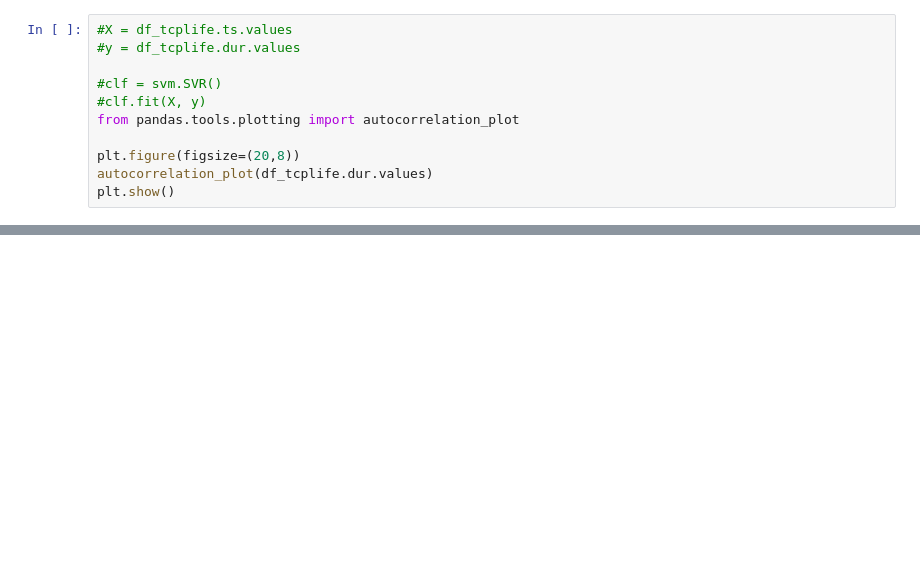
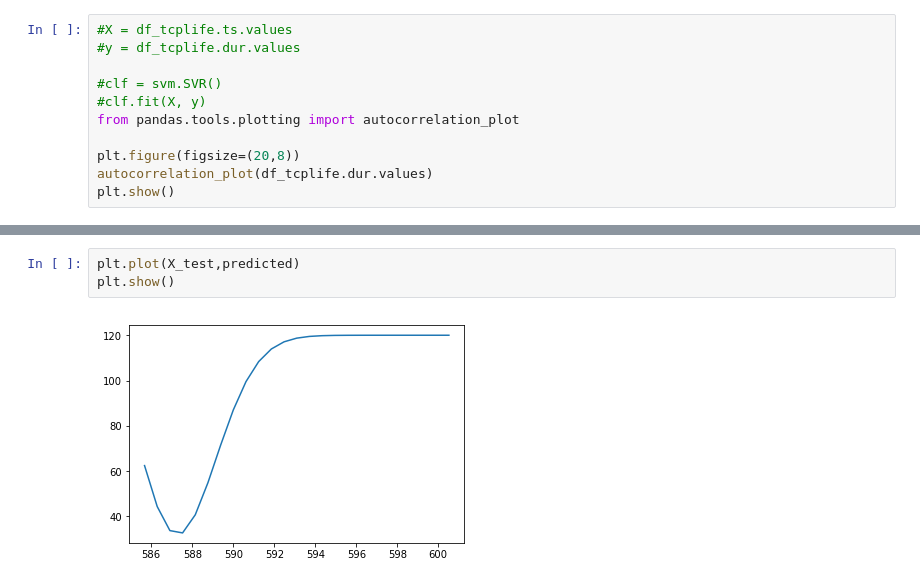
Before and after one commit to alivalehi/challenge1, a Jupyter notebook: preprocessing_v2.ipynb, the cells around one changed output, grey strips where cells are left out. Drawn from its saved outputs; the diff is of its cells as text; blank space fills up the shorter version.

```diff
--- a/preprocessing_v2.ipynb
+++ b/preprocessing_v2.ipynb
@@ -172,0 +251,5 @@ SKCompat(regressor.fit(X['train'], y['train'],
+# %%
+plt.plot(X_test,predicted)
+plt.show()
+# %% [output]
+[figure, added]
```
Also changed, not shown: parts of 9 cells of this notebook.
